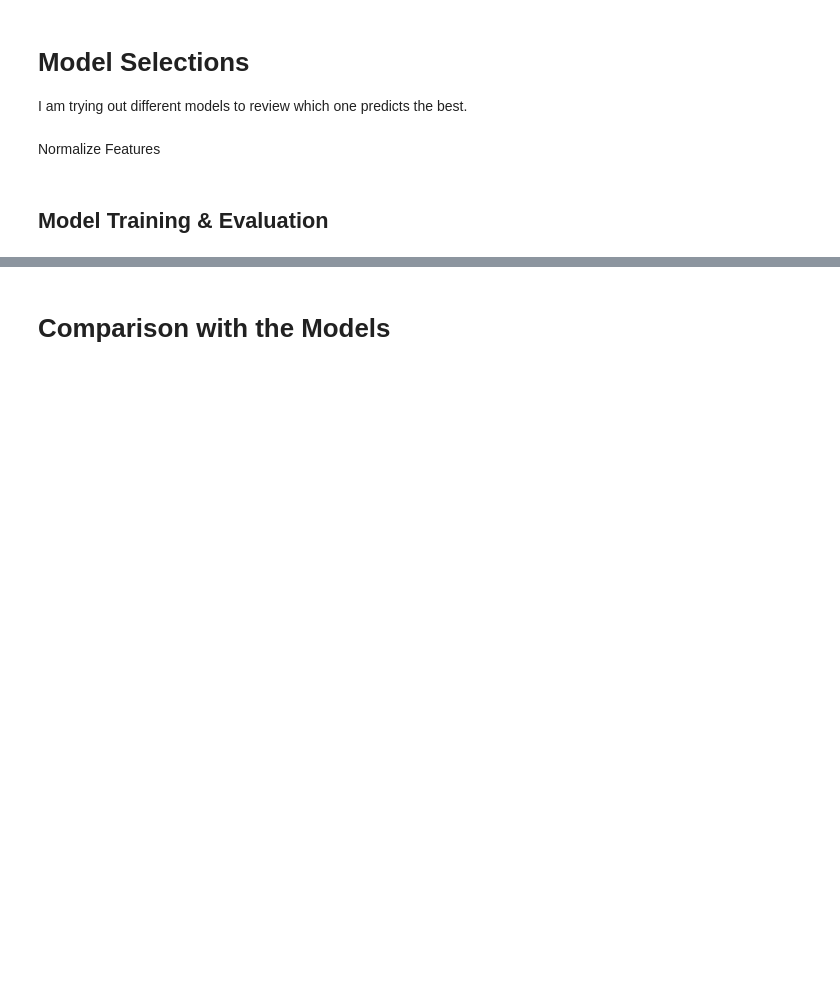
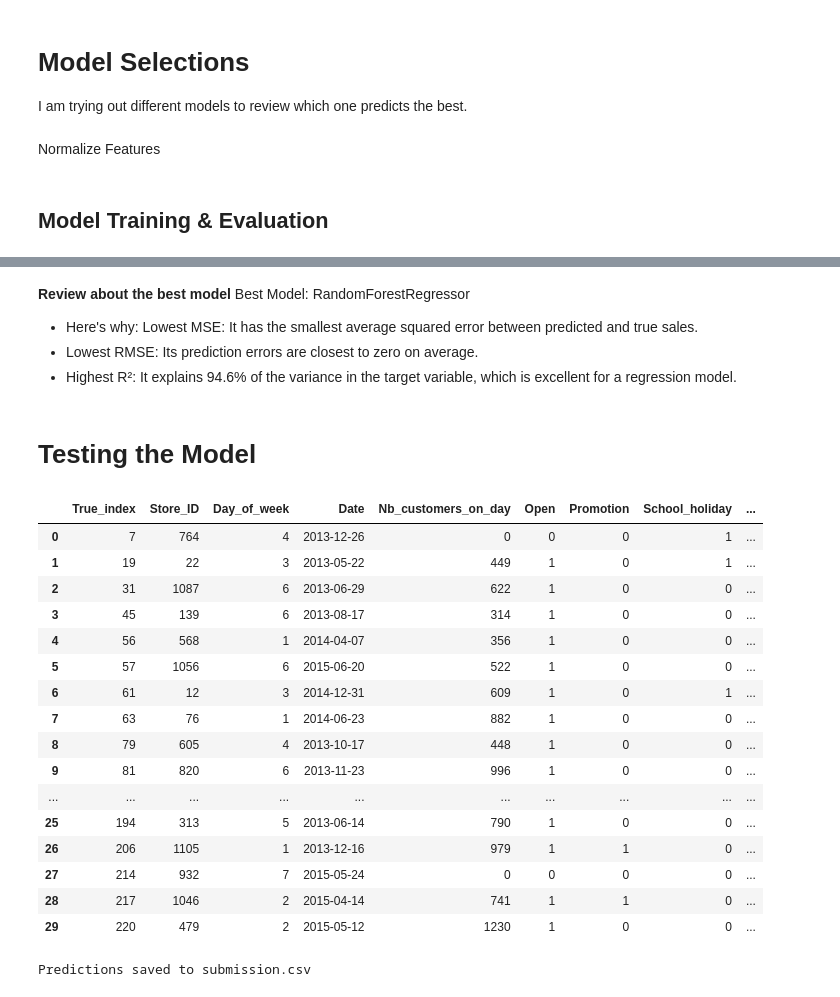
Before and after one commit to SheryllD/ironhack_kaggle, a Jupyter notebook: main.ipynb, the cells around one changed output, grey strips where cells are left out. Cells and saved outputs as stored; diff of their text form; code cells hidden in the pictures; blank space fills up the shorter version.

```diff
--- a/main.ipynb
+++ b/main.ipynb
@@ -124,2 +144,0 @@ print("R2:", r2)
-# %% [markdown]
-# Comparison with the Models
@@ -133,0 +145,8 @@ print("R2:", r2)
+# %% [markdown]
+**Review about the best model**
+Best Model: RandomForestRegressor
+- Here's why: Lowest MSE: It has the smallest average squared error between predicted and true sales.
+- Lowest RMSE: Its prediction errors are closest to zero on average.
+- Highest R²: It explains 94.6% of the variance in the target variable, which is excellent for a regression model.
+# %% [markdown]
+# Testing the Model
@@ -133,0 +159,20 @@ print("R2:", r2)
+# %%
+new_test.head(30)
+# %% [output]
+|  | True_index | Store_ID | Day_of_week | Date | Nb_customers_on_day | Open | Promotion | School_holiday | ... |
+| 0 | 7 | 764 | 4 | 2013-12-26 | 0 | 0 | 0 | 1 | ... |
+| 1 | 19 | 22 | 3 | 2013-05-22 | 449 | 1 | 0 | 1 | ... |
+| 2 | 31 | 1087 | 6 | 2013-06-29 | 622 | 1 | 0 | 0 | ... |
+| 3 | 45 | 139 | 6 | 2013-08-17 | 314 | 1 | 0 | 0 | ... |
+| 4 | 56 | 568 | 1 | 2014-04-07 | 356 | 1 | 0 | 0 | ... |
+| 5 | 57 | 1056 | 6 | 2015-06-20 | 522 | 1 | 0 | 0 | ... |
+| 6 | 61 | 12 | 3 | 2014-12-31 | 609 | 1 | 0 | 1 | ... |
+| 7 | 63 | 76 | 1 | 2014-06-23 | 882 | 1 | 0 | 0 | ... |
+| 8 | 79 | 605 | 4 | 2013-10-17 | 448 | 1 | 0 | 0 | ... |
+| 9 | 81 | 820 | 6 | 2013-11-23 | 996 | 1 | 0 | 0 | ... |
+| ... | ... | ... | ... | ... | ... | ... | ... | ... | ... |
+| 25 | 194 | 313 | 5 | 2013-06-14 | 790 | 1 | 0 | 0 | ... |
+| 26 | 206 | 1105 | 1 | 2013-12-16 | 979 | 1 | 1 | 0 | ... |
+| 27 | 214 | 932 | 7 | 2015-05-24 | 0 | 0 | 0 | 0 | ... |
+| 28 | 217 | 1046 | 2 | 2015-04-14 | 741 | 1 | 1 | 0 | ... |
+| 29 | 220 | 479 | 2 | 2015-05-12 | 1230 | 1 | 0 | 0 | ... |
@@ -134,2 +193,9 @@ print("R2:", r2)
+# %%
+# Exporting the predictions
+submission = pd.DataFrame({"Predicted_Sales": predictions})
+submission.to_csv("submission.csv", index=False)
+print("Predictions saved to submission.csv")
+# %% [output]
+Predictions saved to submission.csv
 # %% [markdown]
 <!-- ### Testing Model -->
```
Also changed, not shown: parts of 32 cells of this notebook, 1 other file.
